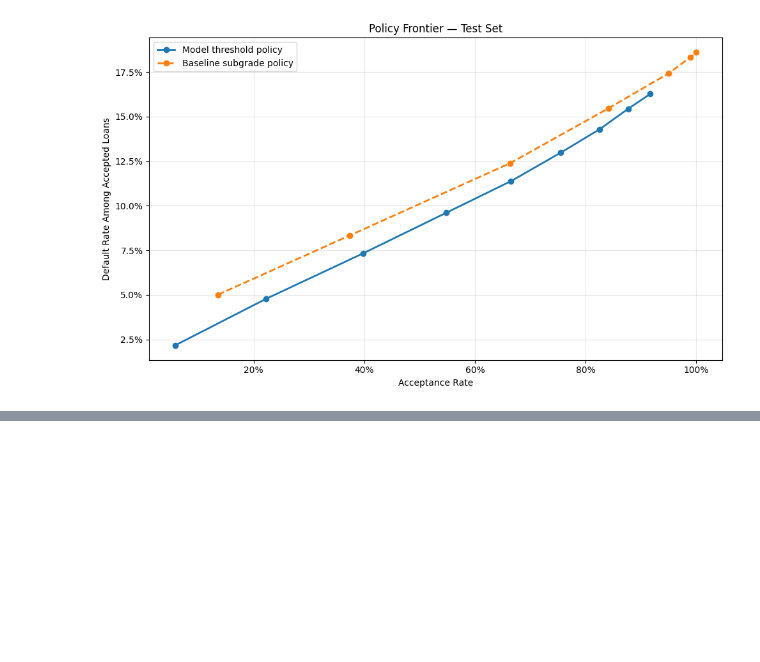
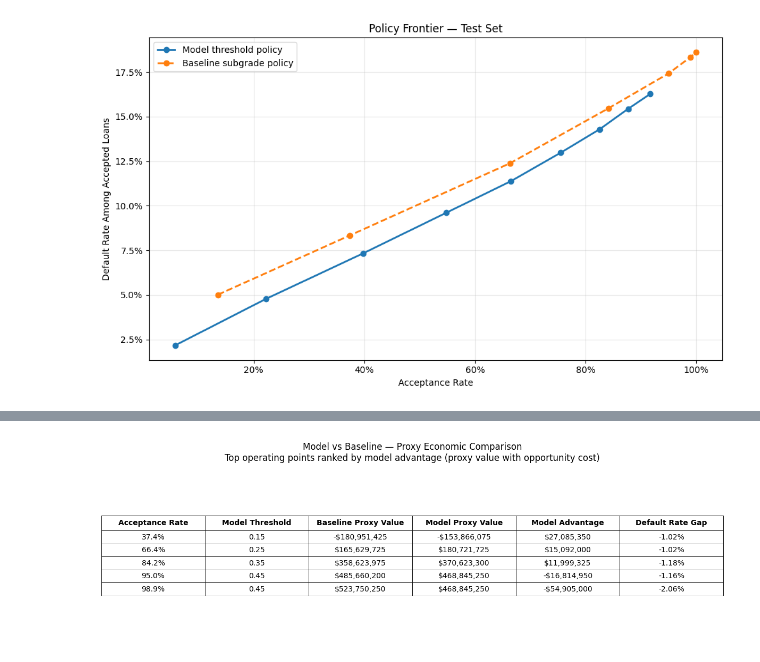
Before and after one commit to Mister-Sippi/loans-at-risk-capturing-default, a Jupyter notebook: notebooks/04_validation.ipynb, the cells around one changed output, grey strips where cells are left out. Cells and saved outputs as stored; diff of their text form; code cells hidden in the pictures; blank space fills up the shorter version.

```diff
--- a/notebooks/04_validation.ipynb
+++ b/notebooks/04_validation.ipynb
@@ -2217,0 +2218,55 @@ figure_report_proxy_economic_comparison = rf.plot_report_proxy_economic_comparis
+# %%
+# ---------------------------------------------------------
+# Report Figure 6: Build report table (top decision points)
+# ---------------------------------------------------------
+df_report_policy_table = rf.build_report_policy_comparison_table(
+    df_policy_comparison=df_policy_comparison,
+    acceptance_rate_column="baseline_acceptance_rate",
+    model_threshold_column="model_threshold",
+    baseline_value_column="baseline_net_value_with_opportunity_cost",
+    model_value_column="model_net_value_with_opportunity_cost",
+    value_diff_column="net_value_with_opportunity_cost_diff",
+    default_rate_diff_column="default_rate_diff",
+    top_n_rows=5,
+    sort_by="net_value_with_opportunity_cost_diff",
+    ascending=False,
+    log=log,
+)
+
+display(df_report_policy_table)
+
+
+# ---------------------------------------------------------
+# Render report table figure
+# ---------------------------------------------------------
+figure_report_policy_table = rf.plot_report_policy_comparison_table(
+    df_report_policy_table=df_report_policy_table,
+    title="Model vs Baseline — Proxy Economic Comparison",
+    subtitle=(
+        "Top operating points ranked by model advantage "
+        "(proxy value with opportunity cost)"
+    ),
+    log=log,
+)
+
+plt.show()
+
+
+# ---------------------------------------------------------
+# Save report figure (uses your existing directory)
+# ---------------------------------------------------------
+report_policy_table_path = report_figures_dir / "report_policy_comparison_table.png"
+
+figure_report_policy_table.savefig(
+    report_policy_table_path,
+    dpi=300,
+    bbox_inches="tight",
+)
+
+log(
+    {
+        "stage": "report_policy_comparison_table_saved",
+        "path": str(report_policy_table_path),
+    }
+)
+# %% [output]
@@ -2218,3 +2279,4 @@ figure_report_proxy_economic_comparison = rf.plot_report_proxy_economic_comparis
+[figure, added]
 # %% [markdown]
 ## 6. Outcome — Conclusion
 
```
Also changed, not shown: parts of 4 cells of this notebook, 17 other files.
